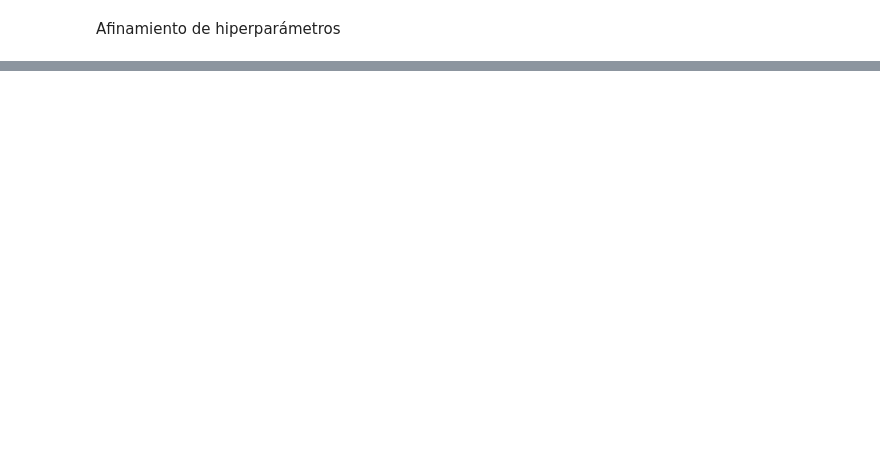
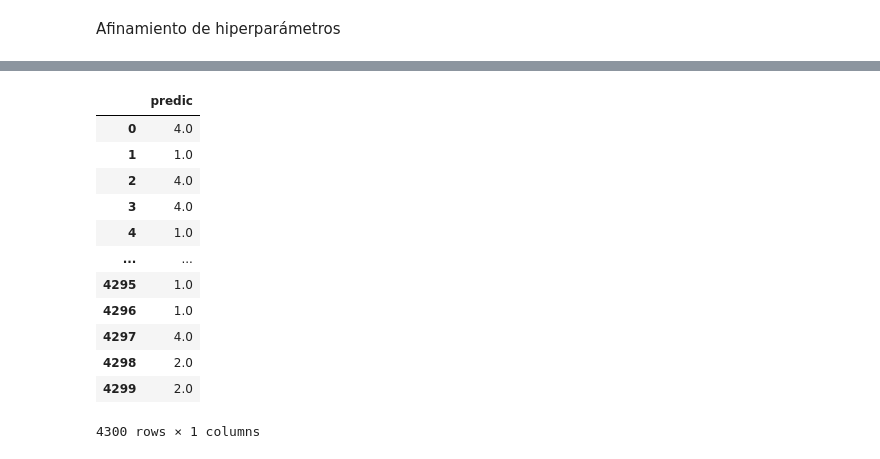
Before and after one commit to anaperez10/Analiticalll, a Jupyter notebook: RRHH.ipynb, the cells around one changed output, grey strips where cells are left out. Saved outputs shown, nothing was run; the diff lists cells and outputs as text; code cells hidden in the pictures; blank space fills up the shorter version.

```diff
--- a/RRHH.ipynb
+++ b/RRHH.ipynb
@@ -885,0 +924,16 @@ train_test_rf["test_score"].mean()
+# %%
+pred
+# %% [output]
+|  | predic |
+| 0 | 4.0 |
+| 1 | 1.0 |
+| 2 | 4.0 |
+| 3 | 4.0 |
+| 4 | 1.0 |
+| ... | ... |
+| 4295 | 1.0 |
+| 4296 | 1.0 |
+| 4297 | 4.0 |
+| 4298 | 2.0 |
+| 4299 | 2.0 |
+4300 rows × 1 columns
```
Also changed, not shown: parts of 11 cells of this notebook.
